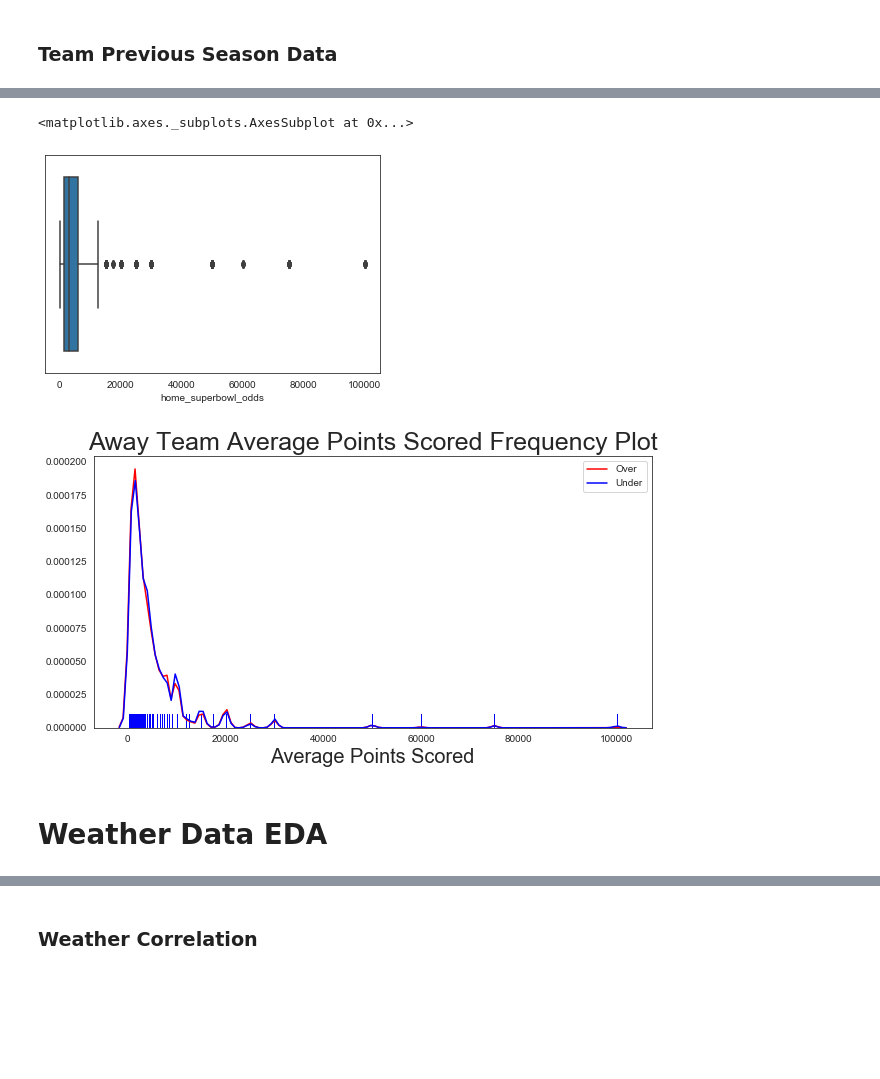
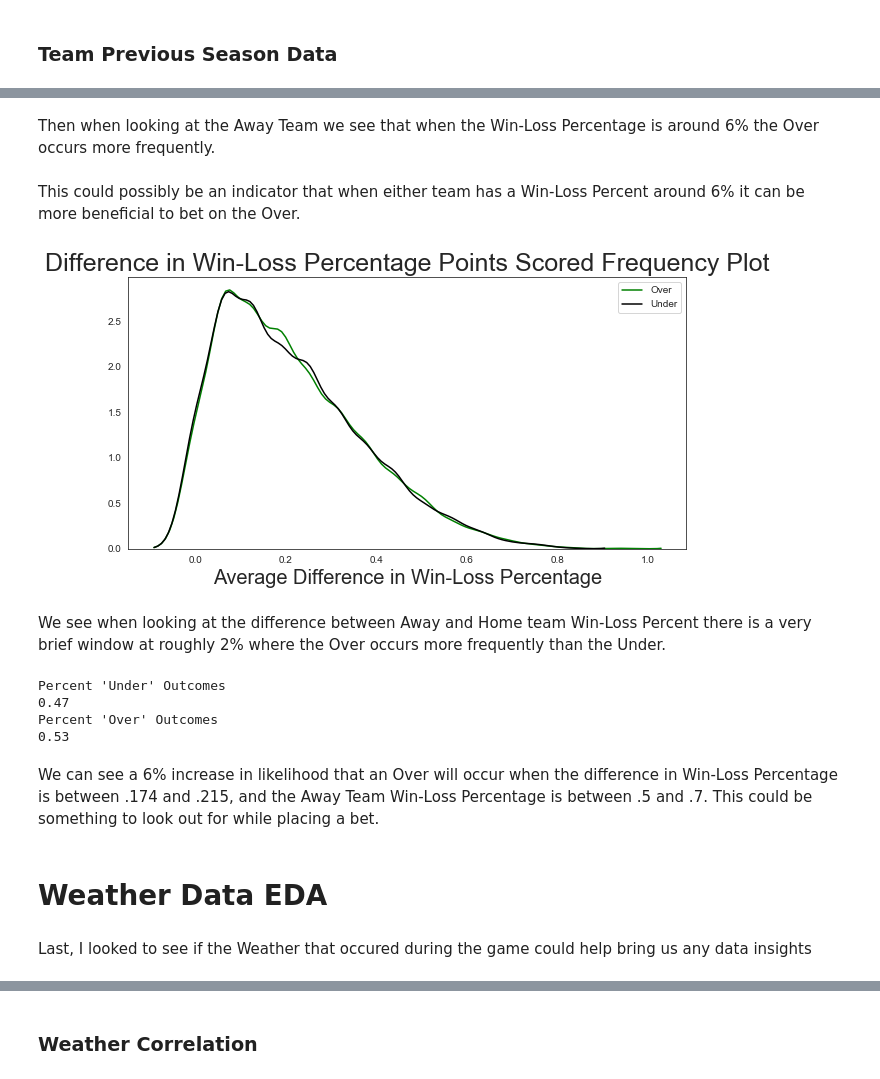
Before and after one commit to azieky/over_under_predictor, a Jupyter notebook: EDA_Notebook.ipynb, the cells around one changed output, grey strips where cells are left out. Cells and saved outputs as stored; diff of their text form; code cells hidden in the pictures; blank space fills up the shorter version.

```diff
--- a/EDA_Notebook.ipynb
+++ b/EDA_Notebook.ipynb
@@ -220,0 +241,11 @@ Text(0.5, 0, 'Distance Traveled')
+# %%
+# Group Distance Traveled For Away Team
+trip_group=[]
+for i in df['dist_diff']:
+    if (i < 1000):
+        trip_group.append(0)
+    elif (i >= 1000) & (i <= 2700):
+        trip_group.append(1)
+    else:
+        trip_group.append(2)
+df['trip_group'] = trip_group
@@ -220,0 +256,13 @@ Text(0.5, 0, 'Distance Traveled')
+# %%
+### Plot ###
+plt.figure(figsize = (10,5))
+sns.set_style("whitegrid")
+trip_bar = sns.barplot(x="trip_group", y="percentage", hue="over_under_result", data=trip_percent, palette='Greens_r')
+trip_bar = plt.xticks(np.arange(3), ['Short Trip','Medium Trip','Long Trip'],fontsize=19)
+trip_bar = plt.xlabel('',fontsize=19)
+trip_bar = plt.ylabel('Percentages',fontsize=19)
+trip_bar = plt.title('Over Under Results by Distance Traveled',fontsize = 20)
+trip_bar = plt.legend()
+trip_bar.get_texts()[1].set_text('Over')
+trip_bar.get_texts()[0].set_text('Under')
+plt.savefig('visualizations/distance_bar.png')
@@ -305,0 +381,4 @@ plt.show()
+# %%
+df['home_win_loss'] = df['home_W-L%']
+df['away_win_loss'] = df['away_W-L%']
+df['diff_win_loss'] = df['diff_W-L%']
@@ -340,20 +409,40 @@ Name: diff_superbowl_odds, dtype: float64
-# %%
-sns.boxplot(df.home_superbowl_odds)
-# %% [output]
-<matplotlib.axes._subplots.AxesSubplot at 0x...>
-[figure, removed]
+# %% [markdown]
+Then when looking at the Away Team we see that when the Win-Loss Percentage is around 6% the Over occurs more frequently.
+# %% [markdown]
+This could possibly be an indicator that when either team has a Win-Loss Percent around 6% it can be more beneficial to bet on the Over.
 # %%
 fig, ax = plt.subplots(figsize = (10,5));
 sns.set_style('white')
-away_freq = sns.distplot(df[df['over_under_result']== 1].home_superbowl_odds, color='red',hist=False, rug=True, label = 'Over')
-away_freq = sns.distplot(df[df['over_under_result']== 0].home_superbowl_odds, color='blue',hist=False, rug=True, label = 'Under')
-away_freq.set_title('Away Team Average Points Scored Frequency Plot',fontsize=25)
-away_freq.set_xlabel('Average Points Scored',fontsize=20)
-plt.savefig('away_freq.png')
+away_freq = sns.distplot(df[df['over_under_result']== 1].diff_win_loss, color='Green',hist=False, label = 'Over')
+away_freq = sns.distplot(df[df['over_under_result']== 0].diff_win_loss, color='Black',hist=False, label = 'Under')
+away_freq.set_title('Difference in Win-Loss Percentage Points Scored Frequency Plot',fontsize=25)
+away_freq.set_xlabel('Average Difference in Win-Loss Percentage',fontsize=20)
+plt.savefig('visualizations/diff_team_freq.png')
 # %% [output]
-[figure, old version]
+[figure, new version]
+# %% [markdown]
+We see when looking at the difference between Away and Home team Win-Loss Percent there is a very brief window at roughly 2% where the Over occurs more frequently than the Under.
+# %%
+test_df = df.loc[(df['away_win_loss']>.5) & (df['away_win_loss']<.7) ]
+test_df = test_df.loc[(test_df['diff_win_loss']>.175) & (test_df['diff_win_loss']<.215)]
+
+print("Percent 'Under' Outcomes")
+print(round((test_df.groupby(['over_under_result']).over_under_result.count()[0]/
+       test_df.groupby(['over_under_result']).over_under_result.count().sum()),2))
+print("Percent 'Over' Outcomes")
+print(round((test_df.groupby(['over_under_result']).over_under_result.count()[1]/
+       test_df.groupby(['over_under_result']).over_under_result.count().sum()),2))
+# %% [output]
+Percent 'Under' Outcomes
+0.47
+Percent 'Over' Outcomes
+0.53
+# %% [markdown]
+We can see a 6% increase in likelihood that an Over will occur when the difference in Win-Loss Percentage is between .174 and .215, and the Away Team Win-Loss Percentage is between .5 and .7. This could be something to look out for while placing a bet.
 # %% [markdown]
 # Weather Data EDA
+# %% [markdown]
+Last, I looked to see if the Weather that occured during the game could help bring us any data insights
 # %%
 weather_df = df.drop(columns = ['schedule_date', 'schedule_season', 'schedule_week', 'schedule_playoff',
        'team_home', 'score_home', 'score_away', 'team_away',
```
Also changed, not shown: parts of 85 cells of this notebook, 26 other files.
